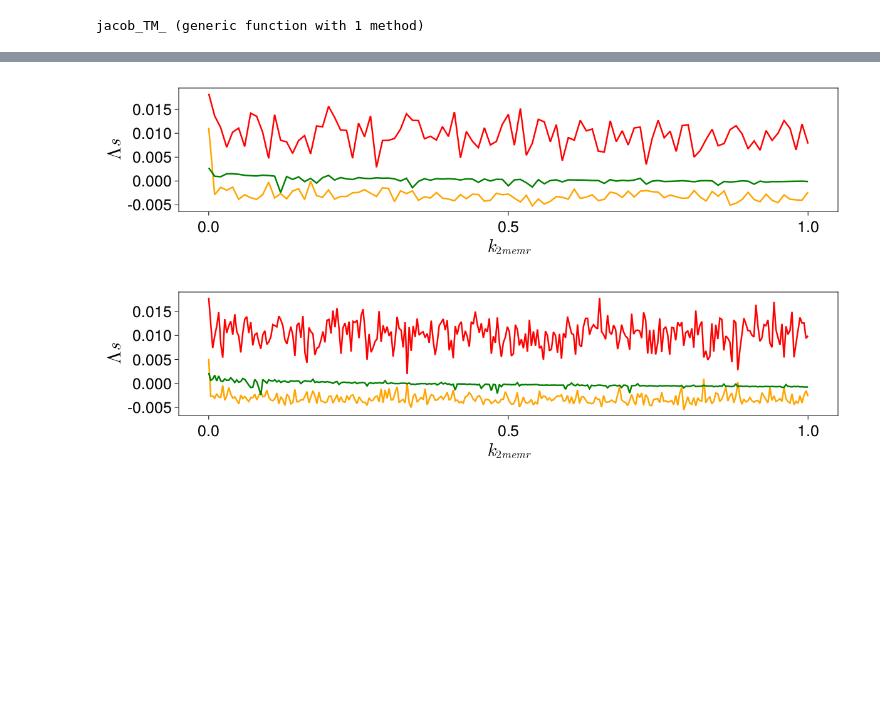
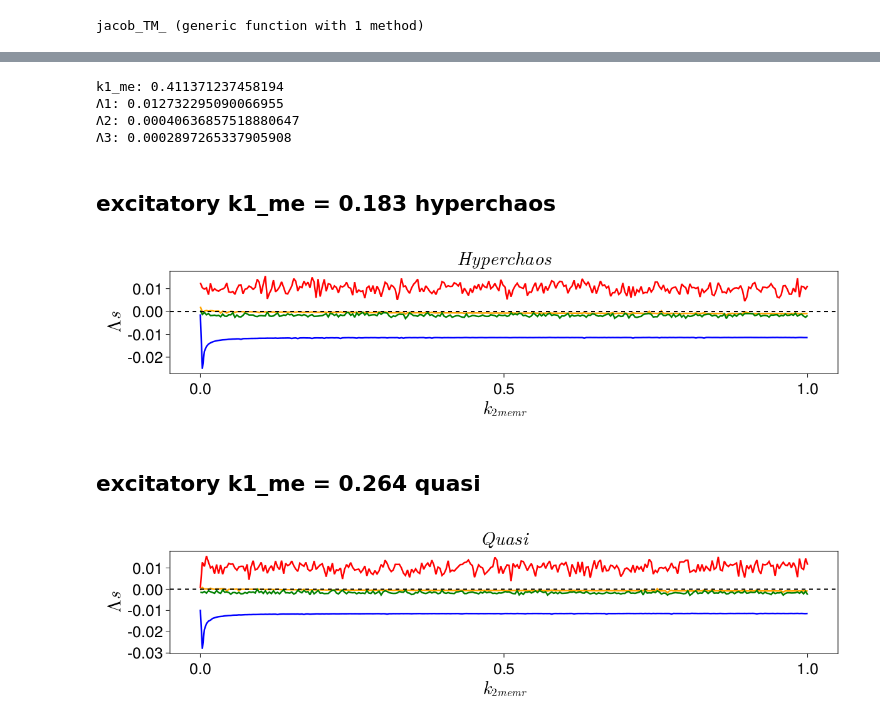
Before and after one commit to SergeyNovak777/dynamical-systems, a Jupyter notebook: HIndmarsh Rose memristor/notebooks/visualization/1d maps LSE excitatory.ipynb, the cells around one changed output, grey strips where cells are left out. Cells and saved outputs as stored; diff of their text form; code cells hidden in the pictures; blank space fills up the shorter version.

```diff
--- a/HIndmarsh Rose memristor/notebooks/visualization/1d maps LSE excitatory.ipynb
+++ b/HIndmarsh Rose memristor/notebooks/visualization/1d maps LSE excitatory.ipynb
@@ -17,49 +46,63 @@ cd("c:\\Users\\Alex\\Desktop\\dynamical-systems\\HIndmarsh Rose memristor\\noteb
+# %%
+index = 124
+println("k1_me: ", k1me_range[index])
+println("Λ1: ", Λs[index,7])
+println("Λ2: ", Λs[index,6])
+println("Λ3: ", Λs[index,5])
+# %% [output]
+k1_me: 0.411371237458194
+Λ1: 0.012732295090066955
+Λ2: 0.00040636857518880647
+Λ3: 0.0002897265337905908
+# %% [markdown]
+## excitatory k1_me = 0.183 hyperchaos
 # %%
-Λs = load("LSs 100.jld")["data"];
-
-
+# inhibitory k1_me=0.1103 index = 34
+Λs = load("LSs100 excitatory k1_me = 0.183.jld")["data"];
 k2me_start = 0.0
 k2me_end = 1.0
-k2me_length = 101
-
+k2me_length = 300
 k2me_range = range(k2me_start, k2me_end, length = k2me_length)
-
+st, ed = 1, 300
 lb_size = 30; tck_size = 25;
-
 f = Figure(resolution = (1200, 300))
 axis = Axis(f[1, 1], xlabel = L"k_{2 memr}", ylabel = L"\Lambda s",
             xlabelsize = lb_size, ylabelsize = lb_size,
             xticklabelsize = tck_size, yticklabelsize = tck_size,
-            xgridvisible = false, ygridvisible = false)
+            xgridvisible = false, ygridvisible = false, title = L"Hyperchaos", titlesize = lb_size)
 
-lines!(axis, k2me_range, Λs[:, 1], linewidth = 2.5, color = :red)
-lines!(axis, k2me_range, Λs[:, 2], linewidth = 2.5, color = :orange)
-lines!(axis, k2me_range, Λs[:, 3], linewidth = 2.5, color = :green)
+lines!(axis, k2me_range[st:ed], Λs[st:ed, 7], linewidth = 2.5, color = :red)
+lines!(axis, k2me_range[st:ed], Λs[st:ed, 6], linewidth = 2.5, color = :orange)
+lines!(axis, k2me_range[st:ed], Λs[st:ed, 5], linewidth = 2.5, color = :green)
+lines!(axis, k2me_range[st:ed], Λs[st:ed, 4], linewidth = 2.5, color = :blue)
 
+hlines!(axis, 0.0, linestyle = :dash, color = :black, linewidth = 2.0)
 f
 # %% [output]
-[figure, old version]
+[figure, new version]
+# %% [markdown]
+## excitatory k1_me = 0.264 quasi
 # %%
-Λs = load("LSs300.jld")["data"];
-
-
+# inhibitory k1_me=0.1103 index = 34
+Λs = load("LSs100 excitatory k1_me = 0.264.jld")["data"];
 k2me_start = 0.0
 k2me_end = 1.0
 k2me_length = 300
-
 k2me_range = range(k2me_start, k2me_end, length = k2me_length)
-
+st, ed = 1, 300
 lb_size = 30; tck_size = 25;
-
 f = Figure(resolution = (1200, 300))
 axis = Axis(f[1, 1], xlabel = L"k_{2 memr}", ylabel = L"\Lambda s",
             xlabelsize = lb_size, ylabelsize = lb_size,
             xticklabelsize = tck_size, yticklabelsize = tck_size,
-            xgridvisible = false, ygridvisible = false)
+            xgridvisible = false, ygridvisible = false, title = L"Quasi", titlesize = lb_size)
 
-lines!(axis, k2me_range, Λs[:, 1], linewidth = 2.5, color = :red)
-lines!(axis, k2me_range, Λs[:, 2], linewidth = 2.5, color = :orange)
-lines!(axis, k2me_range, Λs[:, 3], linewidth = 2.5, color = :green)
+lines!(axis, k2me_range[st:ed], Λs[st:ed, 7], linewidth = 2.5, color = :red)
+lines!(axis, k2me_range[st:ed], Λs[st:ed, 6], linewidth = 2.5, color = :orange)
+lines!(axis, k2me_range[st:ed], Λs[st:ed, 5], linewidth = 2.5, color = :green)
+lines!(axis, k2me_range[st:ed], Λs[st:ed, 4], linewidth = 2.5, color = :blue)
+
+hlines!(axis, 0.0, linestyle = :dash, color = :black, linewidth = 2.0)
 f
 # %% [output]
-[figure, old version]
+[figure, new version]
```
Also changed, not shown: parts of 22 cells of this notebook, 4 other files.
